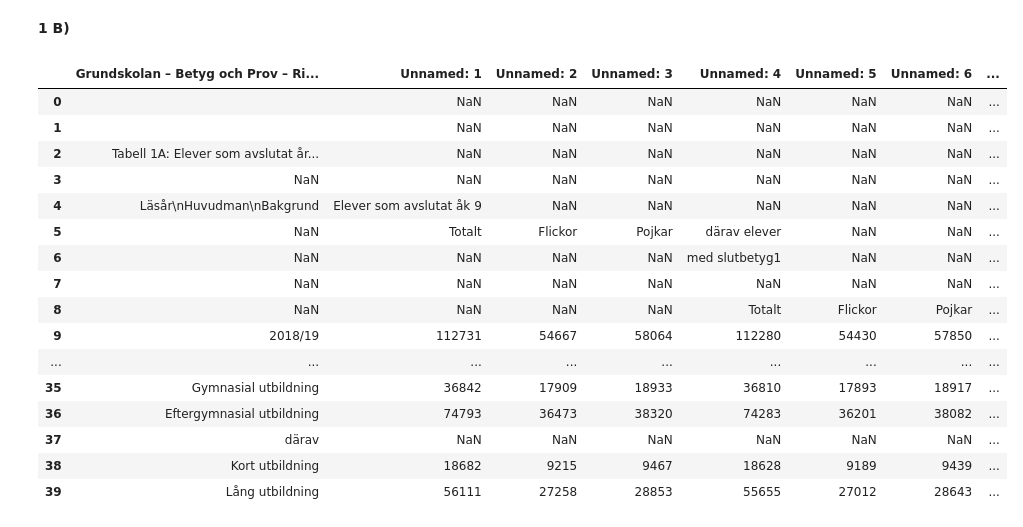
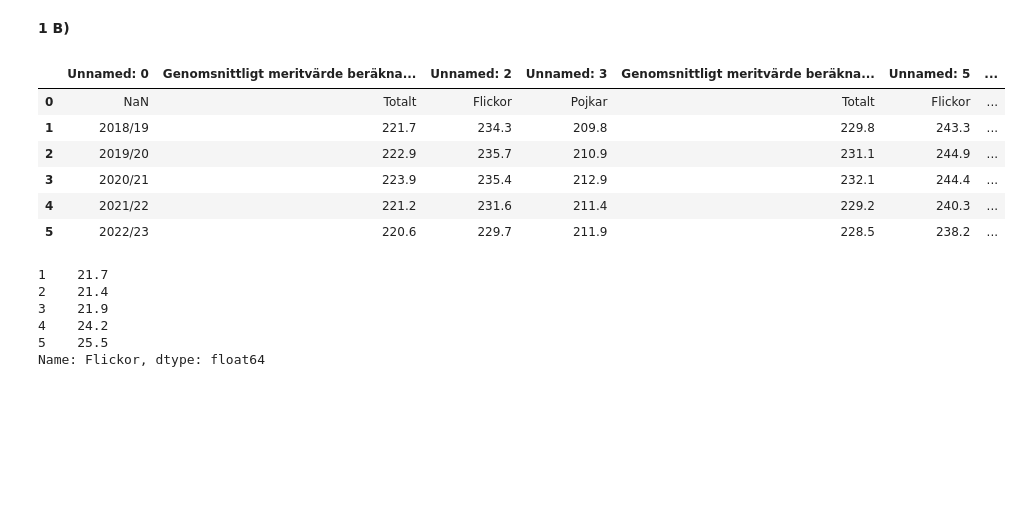
Before and after one commit to erikunevik/data-platforms-development-erikunevik-vt2025, a Jupyter notebook: exercises/1/exercise1_1.ipynb, the cells around one changed output. Cells and saved outputs as stored; diff of their text form; code cells hidden in the pictures; blank space fills up the shorter version.

```diff
--- a/exercises/1/exercise1_1.ipynb
+++ b/exercises/1/exercise1_1.ipynb
@@ -1,25 +1,18 @@
 # %% [markdown]
 **1 B)**
 # %%
+# Först snygga till filen.
+
 import pandas as pd
 
-df = pd.read_excel("data/betyg_o_prov_riksnivå.xlsx")
-df
+df = pd.read_excel("data/betyg_o_prov_riksnivå.xlsx", sheet_name = "Tabell 1B", skiprows = 6)
+df_cleaned = df.drop(index = range(6,29))
+df_cleaned
 # %% [output]
-|  | Grundskolan – Betyg och Prov – Ri... | Unnamed: 1 | Unnamed: 2 | Unnamed: 3 | Unnamed: 4 | Unnamed: 5 | Unnamed: 6 | ... |
-| 0 |  | NaN | NaN | NaN | NaN | NaN | NaN | ... |
-| 1 |  | NaN | NaN | NaN | NaN | NaN | NaN | ... |
-| 2 | Tabell 1A: Elever som avslutat år... | NaN | NaN | NaN | NaN | NaN | NaN | ... |
-| 3 | NaN | NaN | NaN | NaN | NaN | NaN | NaN | ... |
-| 4 | Läsår\nHuvudman\nBakgrund | Elever som avslutat åk 9 | NaN | NaN | NaN | NaN | NaN | ... |
-| 5 | NaN | Totalt | Flickor | Pojkar | därav elever | NaN | NaN | ... |
-| 6 | NaN | NaN | NaN | NaN | med slutbetyg1 | NaN | NaN | ... |
-| 7 | NaN | NaN | NaN | NaN | NaN | NaN | NaN | ... |
-| 8 | NaN | NaN | NaN | NaN | Totalt | Flickor | Pojkar | ... |
-| 9 | 2018/19 | 112731 | 54667 | 58064 | 112280 | 54430 | 57850 | ... |
-| ... | ... | ... | ... | ... | ... | ... | ... | ... |
-| 35 | Gymnasial utbildning | 36842 | 17909 | 18933 | 36810 | 17893 | 18917 | ... |
-| 36 | Eftergymnasial utbildning | 74793 | 36473 | 38320 | 74283 | 36201 | 38082 | ... |
-| 37 | därav | NaN | NaN | NaN | NaN | NaN | NaN | ... |
-| 38 | Kort utbildning | 18682 | 9215 | 9467 | 18628 | 9189 | 9439 | ... |
-| 39 | Lång utbildning | 56111 | 27258 | 28853 | 55655 | 27012 | 28643 | ... |
+|  | Unnamed: 0 | Genomsnittligt meritvärde beräkna... | Unnamed: 2 | Unnamed: 3 | Genomsnittligt meritvärde beräkna... | Unnamed: 5 | ... |
+| 0 | NaN | Totalt | Flickor | Pojkar | Totalt | Flickor | ... |
+| 1 | 2018/19 | 221.7 | 234.3 | 209.8 | 229.8 | 243.3 | ... |
+| 2 | 2019/20 | 222.9 | 235.7 | 210.9 | 231.1 | 244.9 | ... |
+| 3 | 2020/21 | 223.9 | 235.4 | 212.9 | 232.1 | 244.4 | ... |
+| 4 | 2021/22 | 221.2 | 231.6 | 211.4 | 229.2 | 240.3 | ... |
+| 5 | 2022/23 | 220.6 | 229.7 | 211.9 | 228.5 | 238.2 | ... |
@@ -25,0 +29,23 @@ df
+# %%
+# Är objects
+# df_cleaned.dtypes
+
+# Gör om dom till foats.
+
+df_totalt = df_cleaned["Totalt"] = pd.to_numeric(df_cleaned["Totalt"], errors='coerce').fillna(0).astype(float)
+df_flickor = df_cleaned["Flickor"] = pd.to_numeric(df_cleaned["Flickor"], errors='coerce').fillna(0).astype(float)
+df_pojkar = df_cleaned["Pojkar"] = pd.to_numeric(df_cleaned["Pojkar"], errors='coerce').fillna(0).astype(float)
+
+# Check, men raden 0 kommer med, så tar bort dessa.
+
+df_totalt = df_totalt.drop(index = 0)
+df_flickor = df_flickor.drop(index = 0)
+df_pojkar = df_pojkar.drop(index = 0)
+df_flickor
+# %% [output]
+1    21.7
+2    21.4
+3    21.9
+4    24.2
+5    25.5
+Name: Flickor, dtype: float64
```
Also changed, not shown: parts of 11 cells of this notebook, 2 other files.
